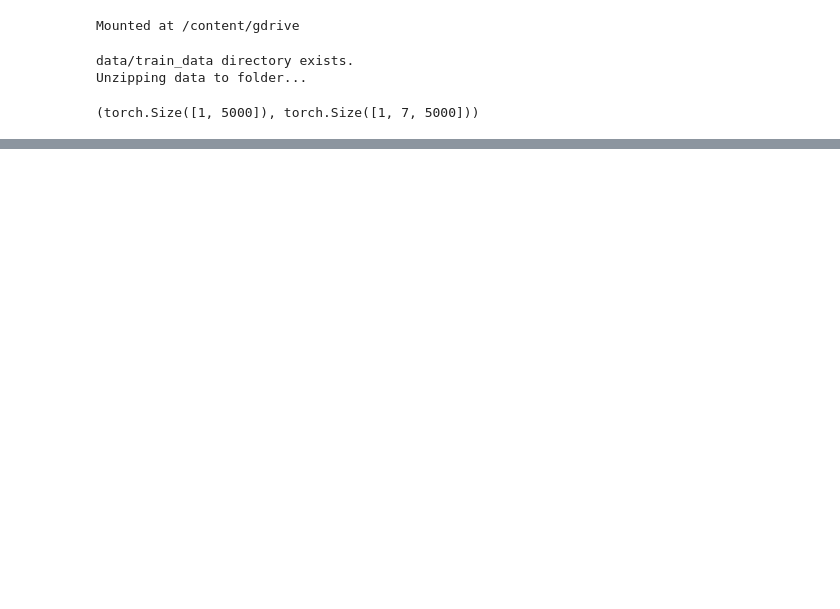
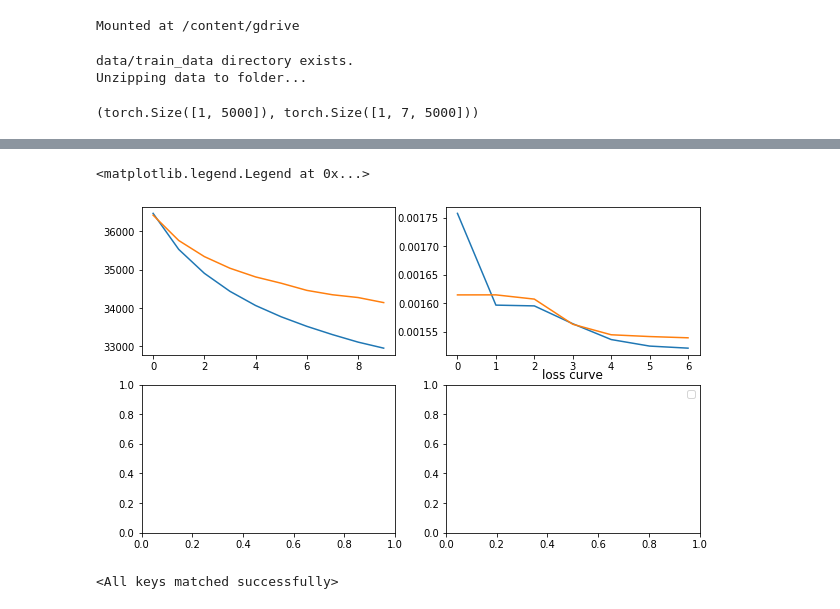
Before and after one commit to t-willi/Simula, a Jupyter notebook: AE_v6_multiple_leads.ipynb, the cells around one changed output, grey strips where cells are left out. Saved outputs shown, nothing was run; the diff lists cells and outputs as text; code cells hidden in the pictures; blank space fills up the shorter version.

```diff
--- a/AE_v6_multiple_leads.ipynb
+++ b/AE_v6_multiple_leads.ipynb
@@ -302,0 +257,18 @@ drive.mount('/content/drive')
+# %%
+df = pd.read_csv("/content/gdrive/MyDrive/Simula/model_outcome/progress.csv")
+df_normal = pd.read_csv("/content/gdrive/MyDrive/Simula/model_outcome/progress_normalized.csv")
+X=df["Epoch"]
+y_test=df["Test_loss"]
+y_train=df["Train_loss"]
+X_normal=df_normal["Epoch"]
+y_test_normal=df_normal["Test_loss"]
+y_train_normal=df_normal["Train_loss"]
+fig,axs = plt.subplots(2,2,figsize=(10,6))
+#plt.figure(figsize=(10,6))
+plt.title("loss curve")
+axs[0,0].plot(X,y_train,label="Train_loss")
+axs[0,0].plot(X,y_test,label="Test_loss")
+axs[0,1].plot(X_normal,y_train_normal,label="Train_loss")
+axs[0,1].plot(X_normal,y_test_normal,label="Test_loss")
+plt.legend()
+# %% [output]
@@ -303 +276,3 @@ drive.mount('/content/drive')
+<matplotlib.legend.Legend at 0x...>
+[figure, added]
 # %%
@@ -319,0 +285,6 @@ plt.title("Output ECG trained for 20epochs on 50 datapoints")
+# %%
+model = ECG_AE_v1()
+PATH="/content/gdrive/MyDrive/Simula/model_outcome/model1_70"
+model.load_state_dict(torch.load(PATH))
+# %% [output]
+<All keys matched successfully>
```
Also changed, not shown: parts of 14 cells of this notebook.
